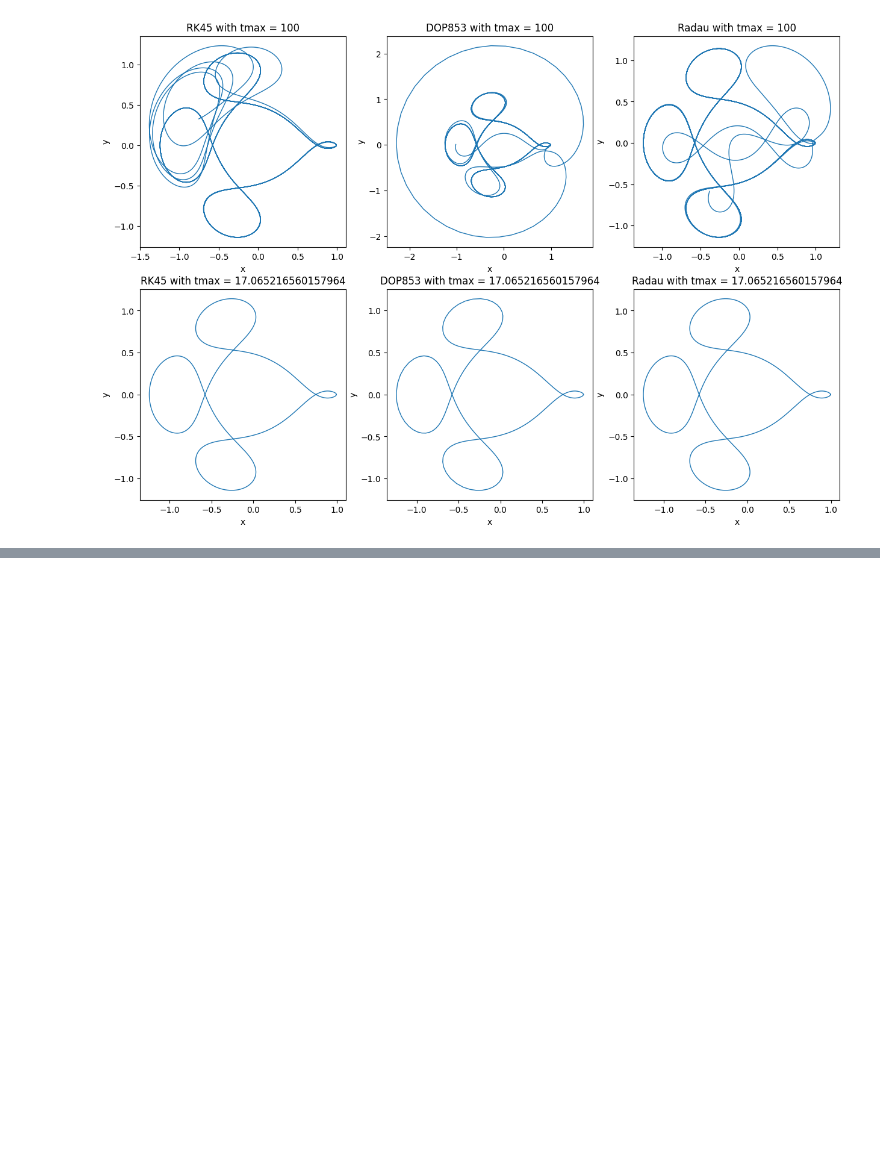
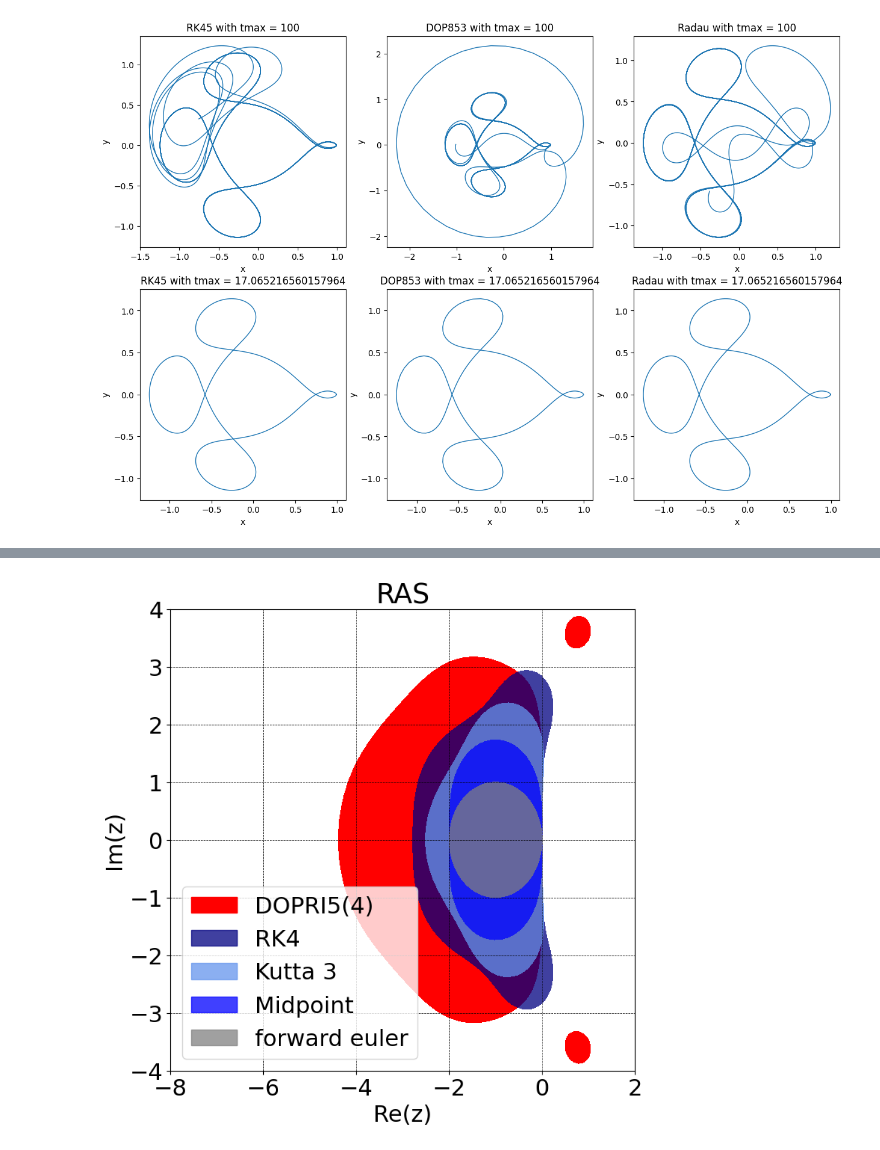
Before and after one commit to AlexZhangKKA/AMSC661, a Jupyter notebook: HW_AMSC661/hw2_AMSC661.ipynb, the cells around one changed output, grey strips where cells are left out. Saved outputs shown, nothing was run; the diff lists cells and outputs as text; code cells hidden in the pictures; blank space fills up the shorter version.

```diff
--- a/HW_AMSC661/hw2_AMSC661.ipynb
+++ b/HW_AMSC661/hw2_AMSC661.ipynb
@@ -192,0 +167,94 @@ plt.savefig('RK2_RAS.pdf')
+# %%
+nx = 100
+ny = 160
+x = np.linspace(-8,2,nx)
+y = np.linspace(-4,4,ny)
+xg,yg = np.meshgrid(x,y)
+
+z = xg + 1j*yg
+
+# draw boundary
+def extract_RAS_boundary(xg, yg, func):
+    bdrydata = plt.contour(xg, yg, func, [1])
+    pts = np.array([]).reshape(0,2)  # Initialize an empty array to hold the points
+    for item in bdrydata.collections:
+        for i in item.get_paths():
+            # Concatenate the vertices of each path
+            if len(pts) == 0:
+                pts = i.vertices
+            else:
+                pts = np.concatenate((pts, i.vertices), axis=0)
+    return pts
+
+
+# 1. forward euler
+f_1 = 1 + z
+absf_1 = (f_1.real)**2 + (f_1.imag)**2
+
+# 2. Midpoint Rule with Euler Predictor
+f_2 = 1 + z + 0.5*z*z
+absf_2 = (f_2.real)**2 + (f_2.imag)**2
+
+# 3. Kutta's method (3,3)
+f_3 = 1 + z + 1/2*z**2 + 1/6*z**3
+absf_3 = (f_3.real)**2 + (f_3.imag)**2
+
+# 4. RK4
+f_4 = 1 + z + 1/2*z**2 + 1/6*z**3 + 1/24*z**4
+absf_4 = (f_4.real)**2 + (f_4.imag)**2
+
+#5. DOPRI5
+def RK_helper(z, A, b):
+    p = A.shape[0]
+    matrix_prod = np.eye(p,dtype=np.complex_)
+    for s in range(1, p):
+        matrix_prod += (z**s)*(np.linalg.matrix_power(A, s))
+    return 1+z*(b.T@matrix_prod@np.ones((p,1)))
+
+A = np.array([[0, 0, 0, 0, 0, 0, 0],
+            [1/5, 0, 0, 0, 0, 0, 0],
+            [3/40, 9/40, 0, 0, 0, 0, 0],
+            [44/45, -56/15, 32/9, 0, 0, 0, 0],
+            [19372/6561, -25360/2187, 64448/6561, -212/729, 0, 0, 0],
+            [9017/3168, -355/33, 46732/5247, 49/176, -5103/18656, 0, 0],
+            [35/384, 0, 500/1113, 125/192, -2187/6784, 11/84, 0]], dtype=np.complex_)
+b = np.array([5179/57600, 0, 7571/16695, 393/640, -92097/339200, 187/2100, 1/40], dtype=np.complex_)
+z_temp= z.flatten()
+z_flat = np.array([RK_helper(z_temp[x], A, b) for x in range(z_temp.size)], dtype=np.complex_)
+z_DOP = np.reshape(z_flat, (y.size, x.size))
+f_5 = np.reshape(z_flat, (y.size, x.size))
+absf_5 = (f_5.real)**2 + (f_5.imag)**2
+
+# pics
+plt.rcParams.update({'font.size': 22})
+fig, ax = plt.subplots(figsize=(8,8))
+
+plt.title("RAS")
+plt.xlabel("Re(z)")
+plt.ylabel("Im(z)")
+
+plt.grid(color='k', linestyle='--', linewidth=0.5)
+
+
+plt.contourf(xg,yg,absf_5,np.arange(2), colors='red')
+plt.contourf(xg,yg,absf_4,np.arange(2),  colors='navy', alpha=0.75)
+plt.contourf(xg,yg,absf_3,np.arange(2),  colors='cornflowerblue', alpha=0.75)
+plt.contourf(xg,yg,absf_2,np.arange(2),  colors='blue', alpha=0.75)
+plt.contourf(xg,yg,absf_1,np.arange(2),  colors='grey', alpha=0.75)
+
+
+
+# Creating custom patches as legend handles
+red_patch = mpatches.Patch(color='red', label='DOPRI5(4)')
+navy_patch = mpatches.Patch(color='navy', alpha=0.75, label='RK4')
+cornflowerblue_patch = mpatches.Patch(color='cornflowerblue', alpha=0.75, label='Kutta 3')
+blue_patch = mpatches.Patch(color='blue', alpha=0.75, label='Midpoint')
+grey_patch = mpatches.Patch(color='grey', alpha=0.75, label='forward euler')
+
+# Creating the legend with our custom patches and specifying the location
+plt.legend(handles=[red_patch, navy_patch, cornflowerblue_patch, blue_patch, grey_patch], loc='lower left')
+
+# Display the plot
+plt.show()
+# %% [output]
+[figure, added]
```
Also changed, not shown: parts of 5 cells of this notebook, 1 other file.
